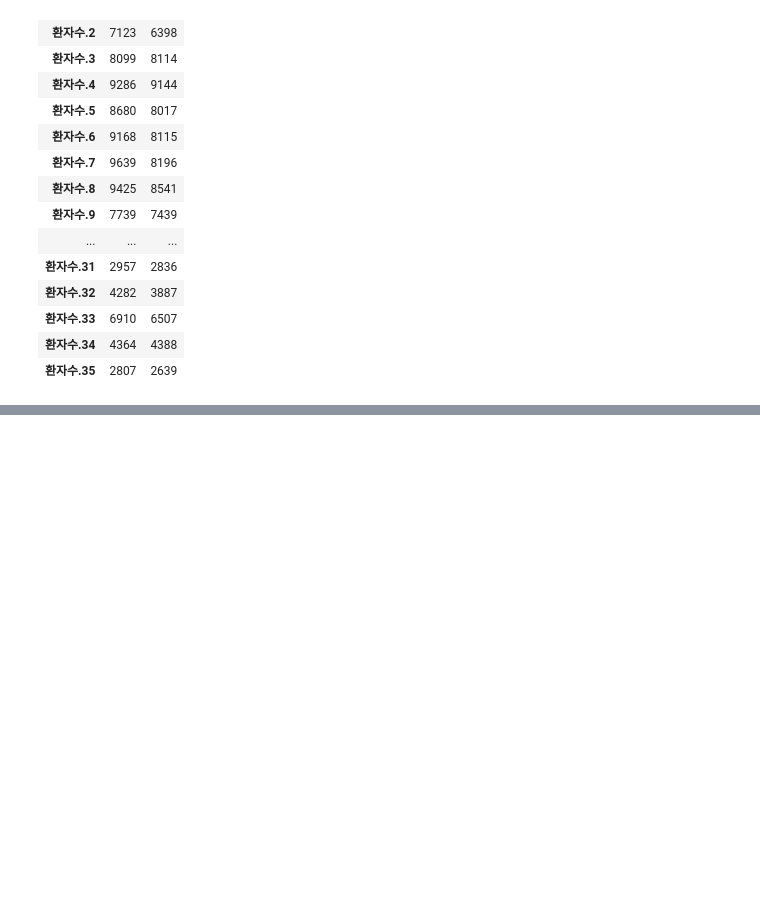
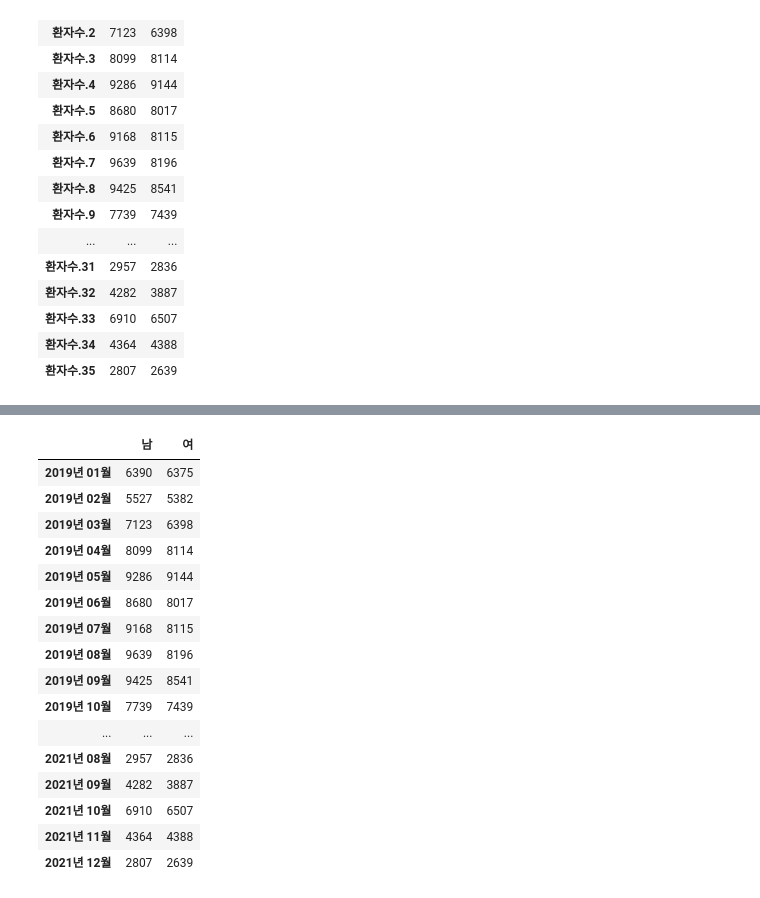
Before and after one commit to sinnarasam/jejudo, a Jupyter notebook: 파이썬시각화20241031.ipynb, the cells around one changed output, grey strips where cells are left out. Cells and saved outputs as stored; diff of their text form; code cells hidden in the pictures; blank space fills up the shorter version.

```diff
--- a/파이썬시각화20241031.ipynb
+++ b/파이썬시각화20241031.ipynb
@@ -483,0 +511,22 @@ df2
+# %%
+# 인덱스를 연도로 정하기
+df2.index = lstYM
+df2
+# %% [output]
+|  | 남 | 여 |
+| 2019년 01월 | 6390 | 6375 |
+| 2019년 02월 | 5527 | 5382 |
+| 2019년 03월 | 7123 | 6398 |
+| 2019년 04월 | 8099 | 8114 |
+| 2019년 05월 | 9286 | 9144 |
+| 2019년 06월 | 8680 | 8017 |
+| 2019년 07월 | 9168 | 8115 |
+| 2019년 08월 | 9639 | 8196 |
+| 2019년 09월 | 9425 | 8541 |
+| 2019년 10월 | 7739 | 7439 |
+| ... | ... | ... |
+| 2021년 08월 | 2957 | 2836 |
+| 2021년 09월 | 4282 | 3887 |
+| 2021년 10월 | 6910 | 6507 |
+| 2021년 11월 | 4364 | 4388 |
+| 2021년 12월 | 2807 | 2639 |
```
Also changed, not shown: parts of 4 cells of this notebook.
